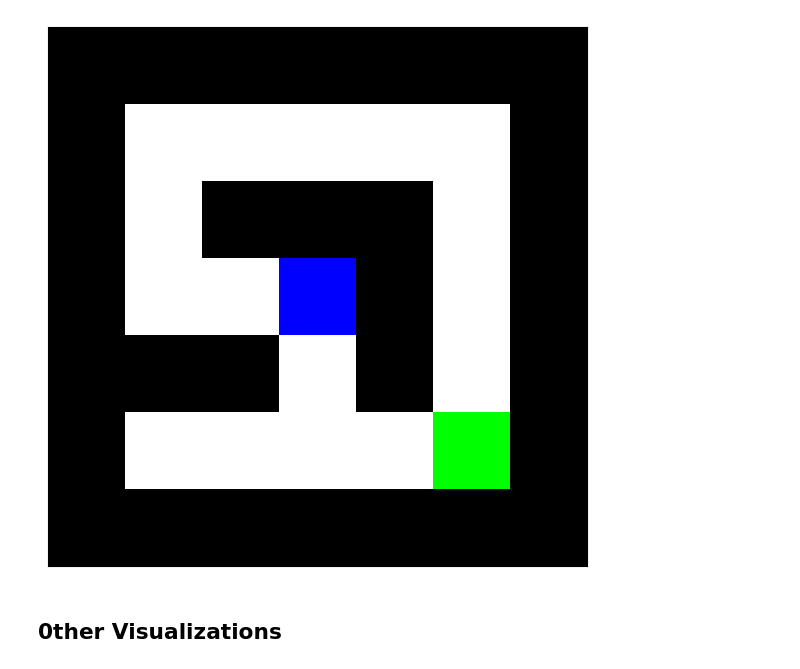
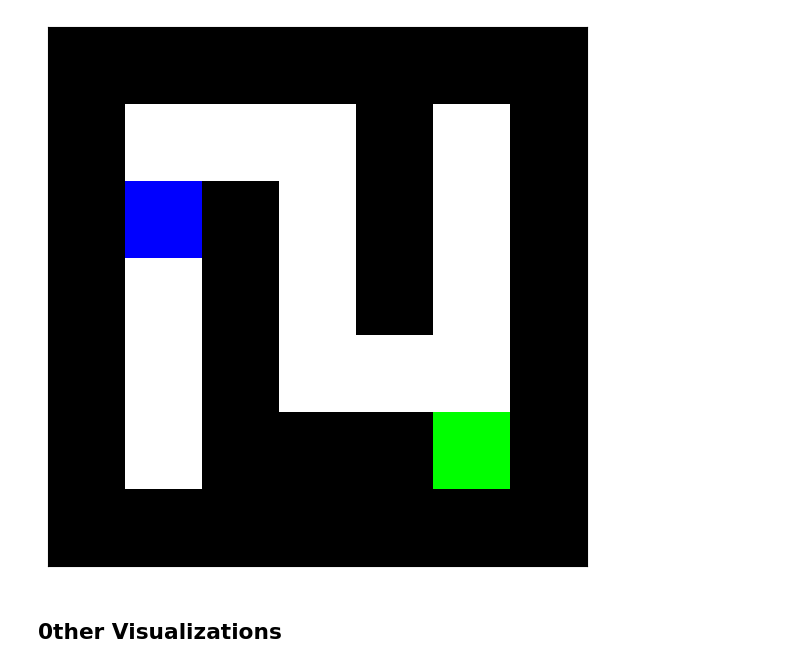
Before and after one commit to hokincode/spiral_demo, a Jupyter notebook: logistics/illustration.ipynb, the cells around one changed output. Cells and saved outputs as stored; diff of their text form; code cells hidden in the pictures.

```diff
--- a/logistics/illustration.ipynb
+++ b/logistics/illustration.ipynb
@@ -5,14 +5,12 @@ import matplotlib.pyplot as plt
 class MazeGame:
     def __init__(self):
         maze_layout = [[1, 1, 1, 1, 1, 1, 1],
-               [1, 0, 0, 0, 0, 0, 1],
+               [1, 0, 0, 0, 1, 0, 1],
+               [1, 0, 1, 0, 1, 0, 1],
+               [1, 0, 1, 0, 1, 0, 1],
+               [1, 0, 1, 0, 0, 0, 1],
                [1, 0, 1, 1, 1, 0, 1],
-               [1, 0, 0, 0, 1, 0, 1],
-               [1, 1, 1, 0, 1, 0, 1],
-               [1, 0, 0, 0, 0, 0, 1],
                [1, 1, 1, 1, 1, 1, 1]]
-
-
 
         self.layout = np.array(maze_layout)
         self.rgb_maze = self._to_rgb()
@@ -157,13 +155,14 @@ class ModelBasedAgent:
 # %%
 # Create an instance of MazeGame
 maze_game = MazeGame()
 
 # Set the initial and exit positions
-maze_game.initialPosition(3, 3)
+maze_game.initialPosition(2, 1)
 maze_game.setExit(5, 5)
+
 maze_game.plot()
 # %% [output]
-[figure, old version]
+[figure, new version]
 # %% [markdown]
 ## 0ther Visualizations
 # %%
```
Also changed, not shown: 1 other file.
